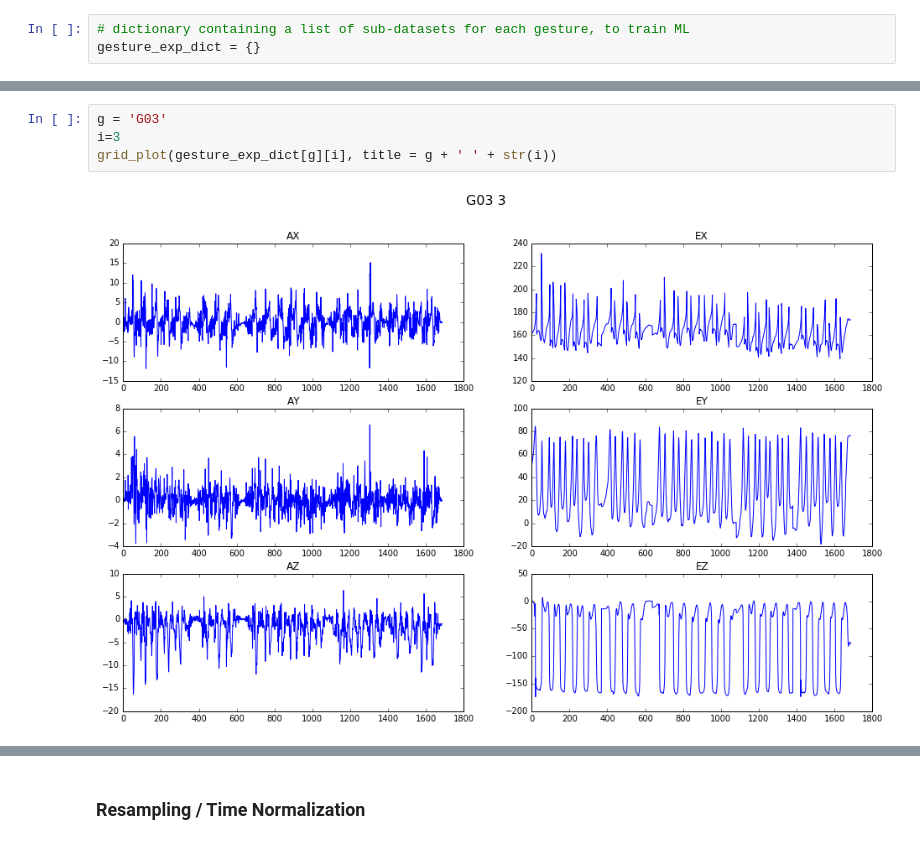
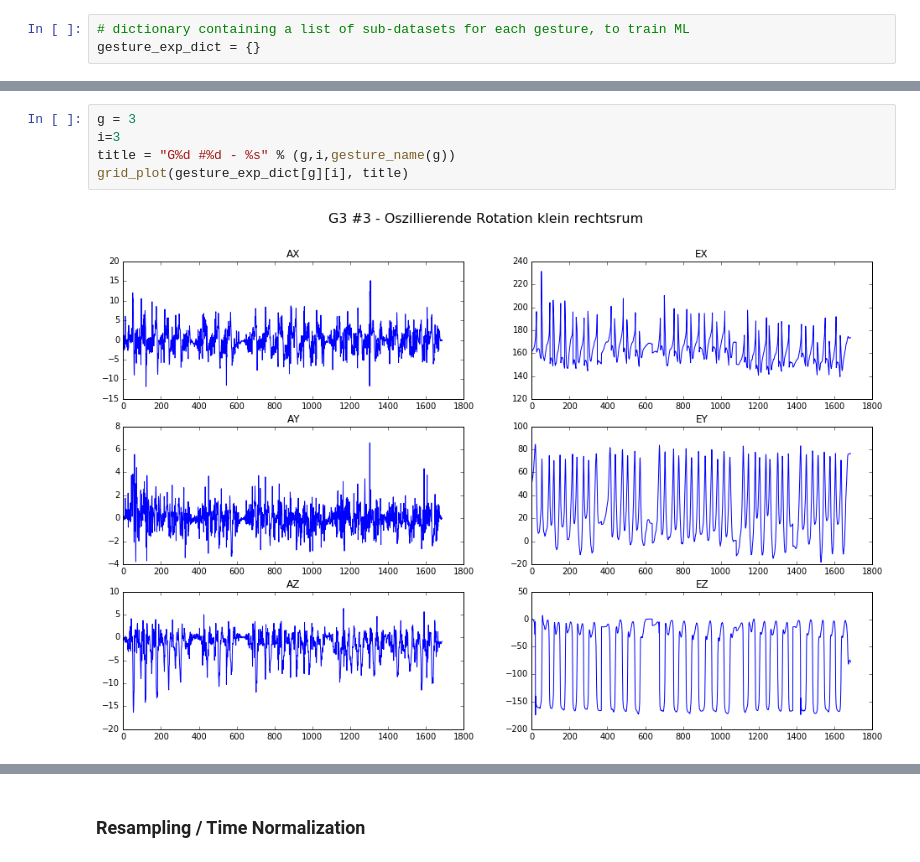
Before and after one commit to Make-O-Matic/MOM-Engine, a Jupyter notebook: data_preprocess.ipynb, the cells around one changed output, grey strips where cells are left out. Drawn from its saved outputs; the diff is of its cells as text.

```diff
--- a/data_preprocess.ipynb
+++ b/data_preprocess.ipynb
@@ -709,7 +709,8 @@ avg_data_len
 # %%
-g = 'G03'
+g = 3
 i=3
-grid_plot(gesture_exp_dict[g][i], title = g + ' ' + str(i))
+title = "G%d #%d - %s" % (g,i,gesture_name(g))
+grid_plot(gesture_exp_dict[g][i], title)
 # %% [output]
-[figure, old version]
+[figure, new version]
 # %%
```
Also changed, not shown: parts of 19 cells of this notebook.
